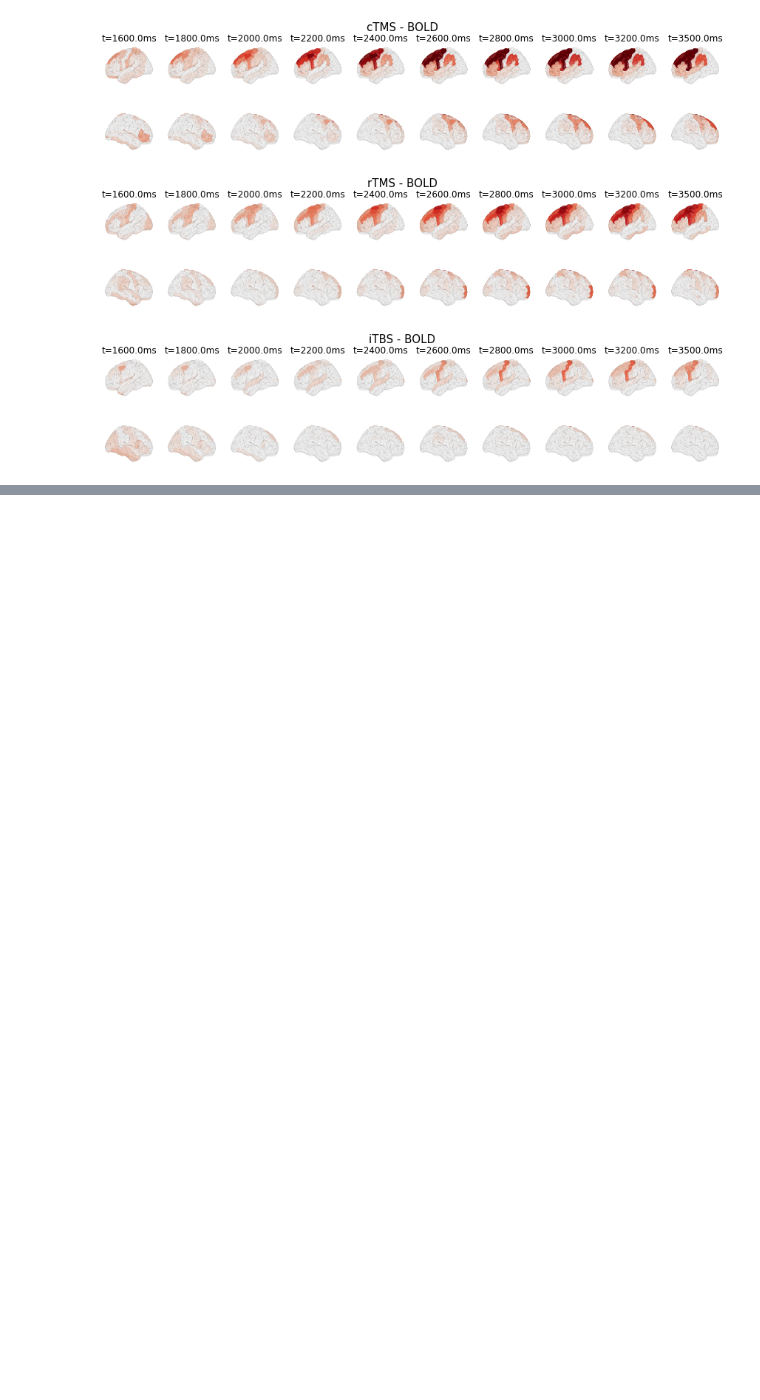
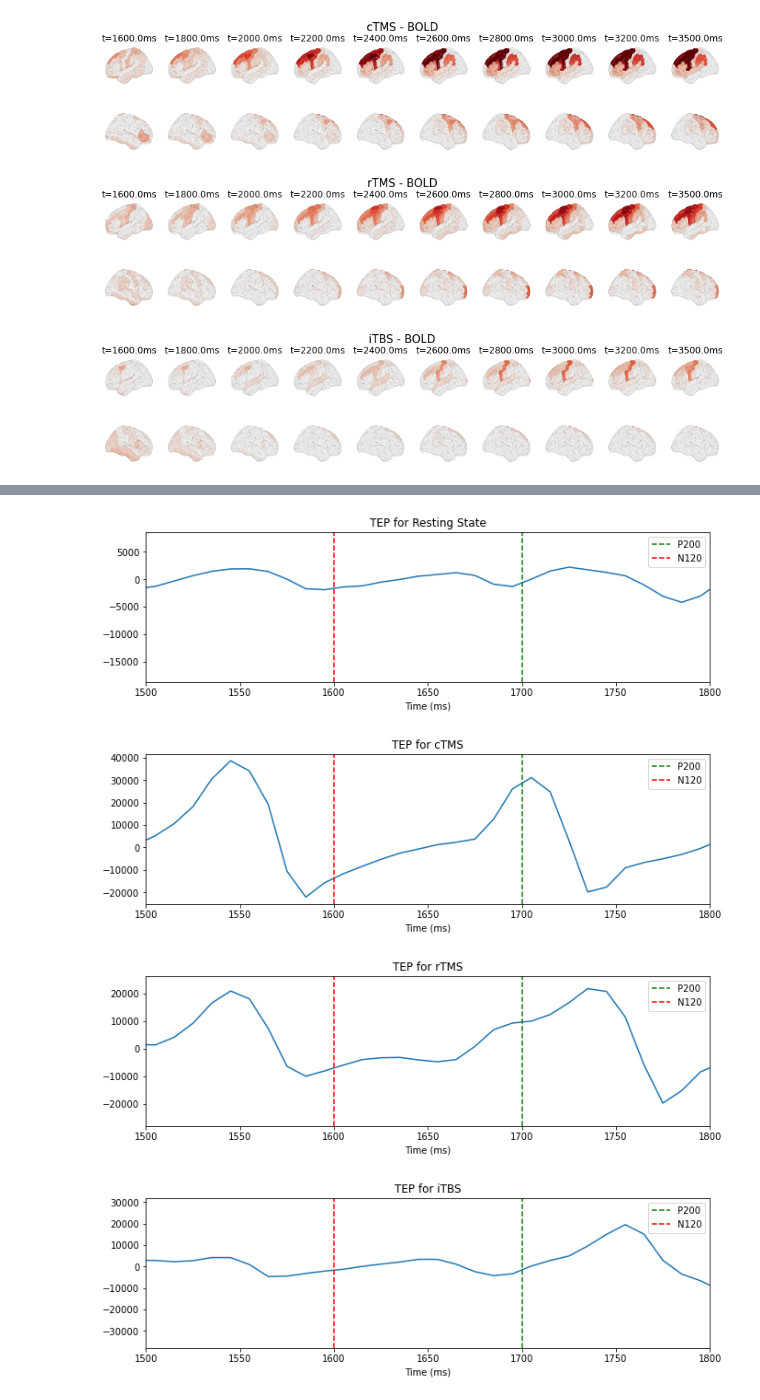
Before and after one commit to anujanegi/TMS-simulation, a Jupyter notebook: TMS_Simulation.ipynb, the cells around one changed output, grey strips where cells are left out. Saved outputs shown, nothing was run; the diff lists cells and outputs as text; code cells hidden in the pictures; blank space fills up the shorter version.

```diff
--- a/TMS_Simulation.ipynb
+++ b/TMS_Simulation.ipynb
@@ -939,0 +972,25 @@ plot_activity_on_brain(bold_time, BOLD_ITBS, time_stamps, "iTBS - BOLD")
+# %%
+def plot_TEP(EEG, eeg_time, electrode_index=[3, 41, 42, 58], stimulus=''):
+    figure(figsize=(11, 3))
+    EOI = []
+    for i in electrode_index:
+        EOI.append(EEG[:,0,i,0])
+    plot(eeg_time, np.average(np.array(EOI), axis=0))
+    title("TEP for %s"%stimulus)
+    xlabel('Time (ms)')
+    plt.xlim(1500, 1500+300)
+
+    plt.axvline(x=1500+200, color='g', linestyle='--', label='P200') # P200
+    plt.axvline(x=1500+100, color='r', linestyle='--', label='N120') # N100
+    plt.legend()
+    plt.show()
+# %%
+plot_TEP(EEG_RS, eeg_time, stimulus='Resting State')
+plot_TEP(EEG_TMS, eeg_time, stimulus='cTMS')
+plot_TEP(EEG_RTMS, eeg_time, stimulus='rTMS')
+plot_TEP(EEG_ITBS, eeg_time, stimulus='iTBS')
+# %% [output]
+[figure, added]
+[figure, added]
+[figure, added]
+[figure, added]
```
Also changed, not shown: parts of 2 cells of this notebook.
